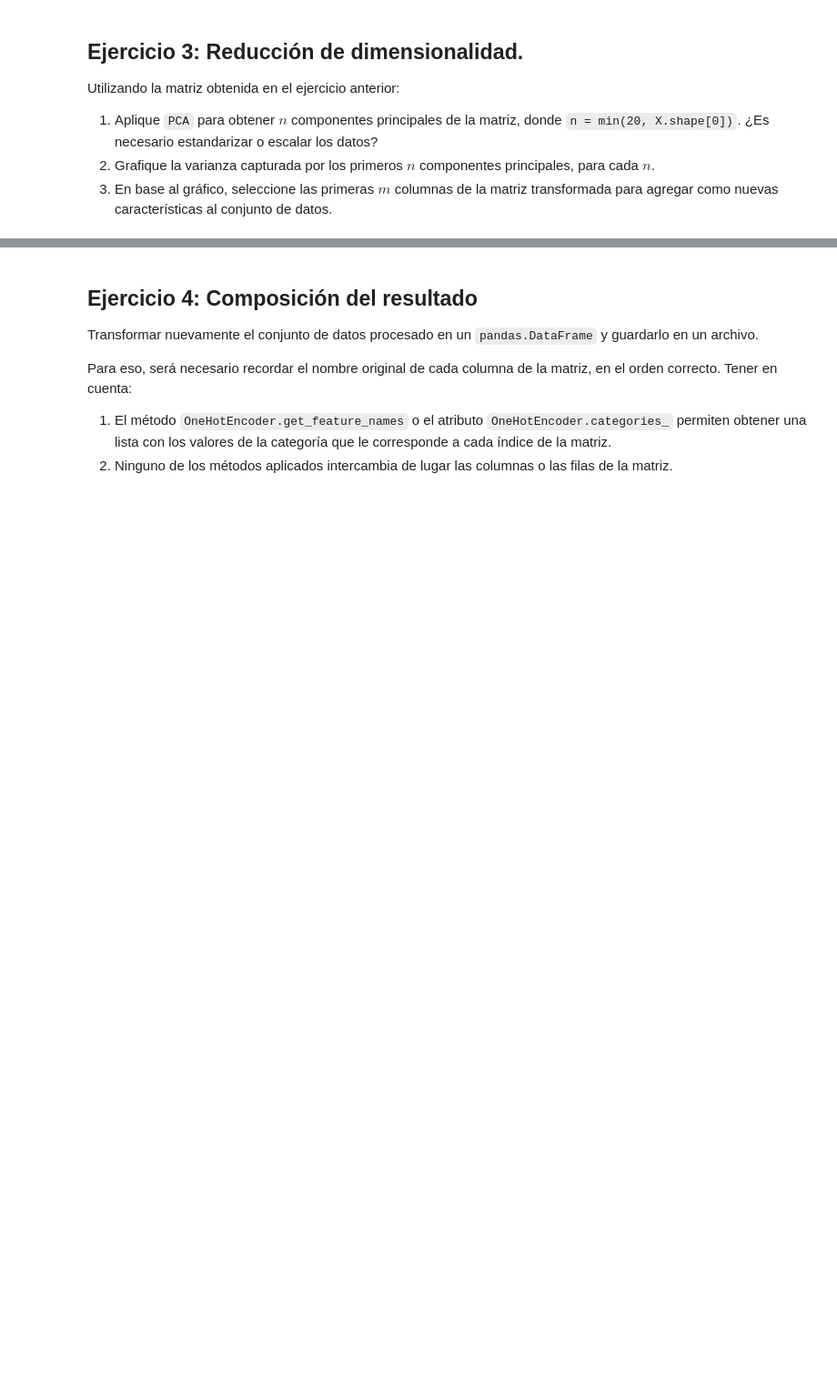
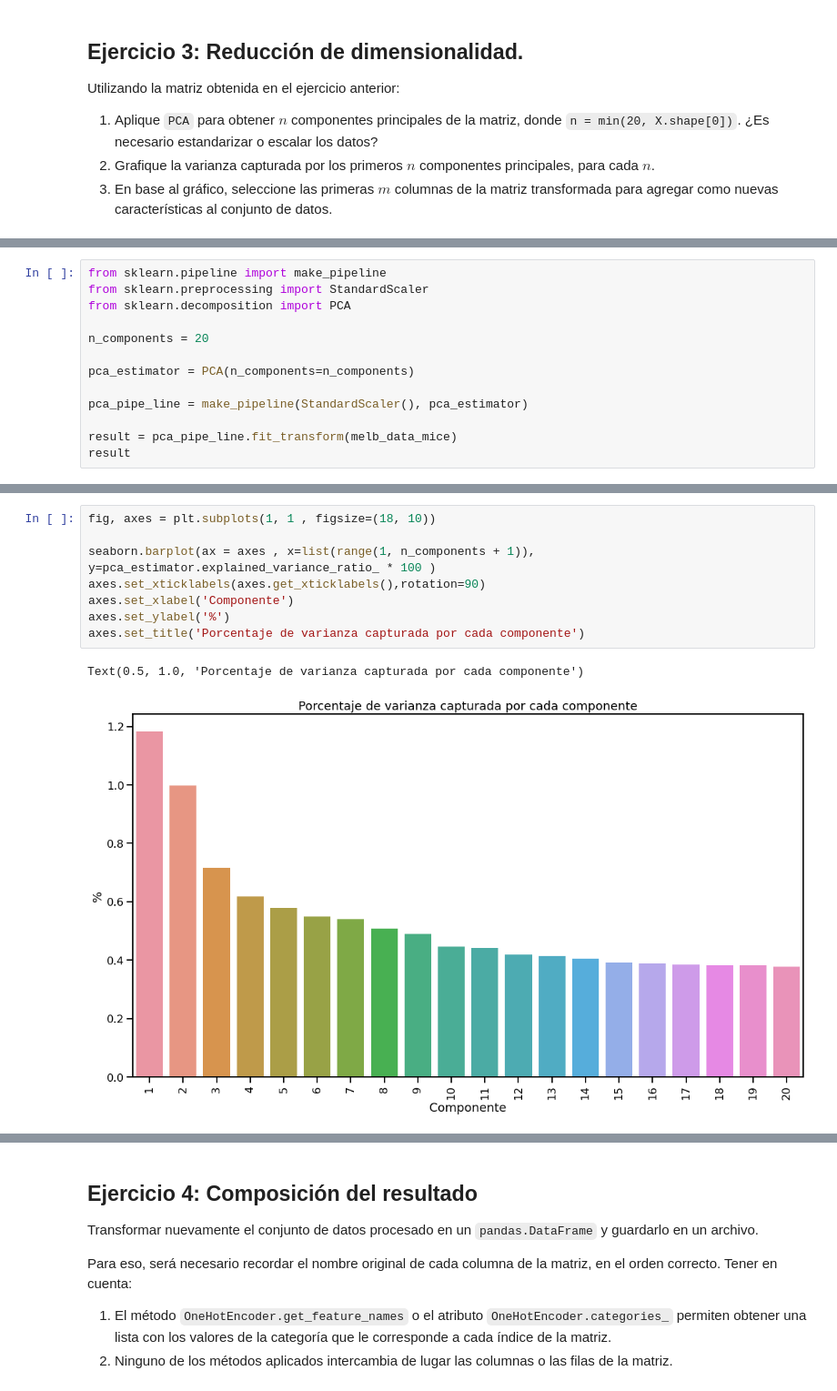
Before and after one commit to cgoviedo/Diplodatos, a Jupyter notebook: analisis_curacion/Entregable_Parte_2.ipynb, the cells around one changed output, grey strips where cells are left out. Shown at 91% size. Drawn from its saved outputs; the diff is of its cells as text; blank space fills up the shorter version.

```diff
--- a/analisis_curacion/Entregable_Parte_2.ipynb
+++ b/analisis_curacion/Entregable_Parte_2.ipynb
@@ -387,0 +468,13 @@ Utilizando la matriz obtenida en el ejercicio anterior:
+# %%
+from sklearn.pipeline import make_pipeline
+from sklearn.preprocessing import StandardScaler
+from sklearn.decomposition import PCA
+
+n_components = 20
+
+pca_estimator = PCA(n_components=n_components)
+
+pca_pipe_line = make_pipeline(StandardScaler(), pca_estimator)
+
+result = pca_pipe_line.fit_transform(melb_data_mice)
+result
@@ -387,0 +502,11 @@ Utilizando la matriz obtenida en el ejercicio anterior:
+# %%
+fig, axes = plt.subplots(1, 1 , figsize=(18, 10))
+
+seaborn.barplot(ax = axes , x=list(range(1, n_components + 1)), y=pca_estimator.explained_variance_ratio_ * 100 )
+axes.set_xticklabels(axes.get_xticklabels(),rotation=90)
+axes.set_xlabel('Componente')
+axes.set_ylabel('%')
+axes.set_title('Porcentaje de varianza capturada por cada componente')
+# %% [output]
+Text(0.5, 1.0, 'Porcentaje de varianza capturada por cada componente')
+[figure, added]
```
Also changed, not shown: parts of 35 cells of this notebook.
